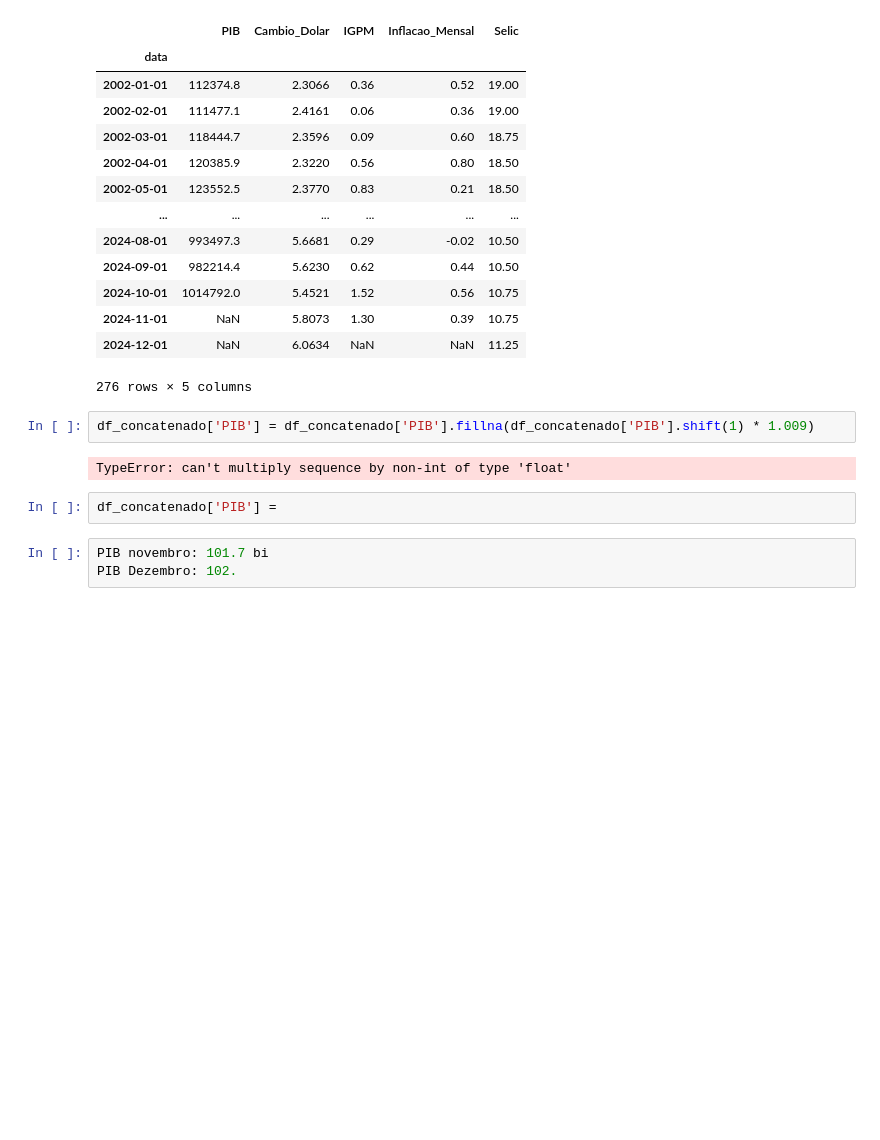
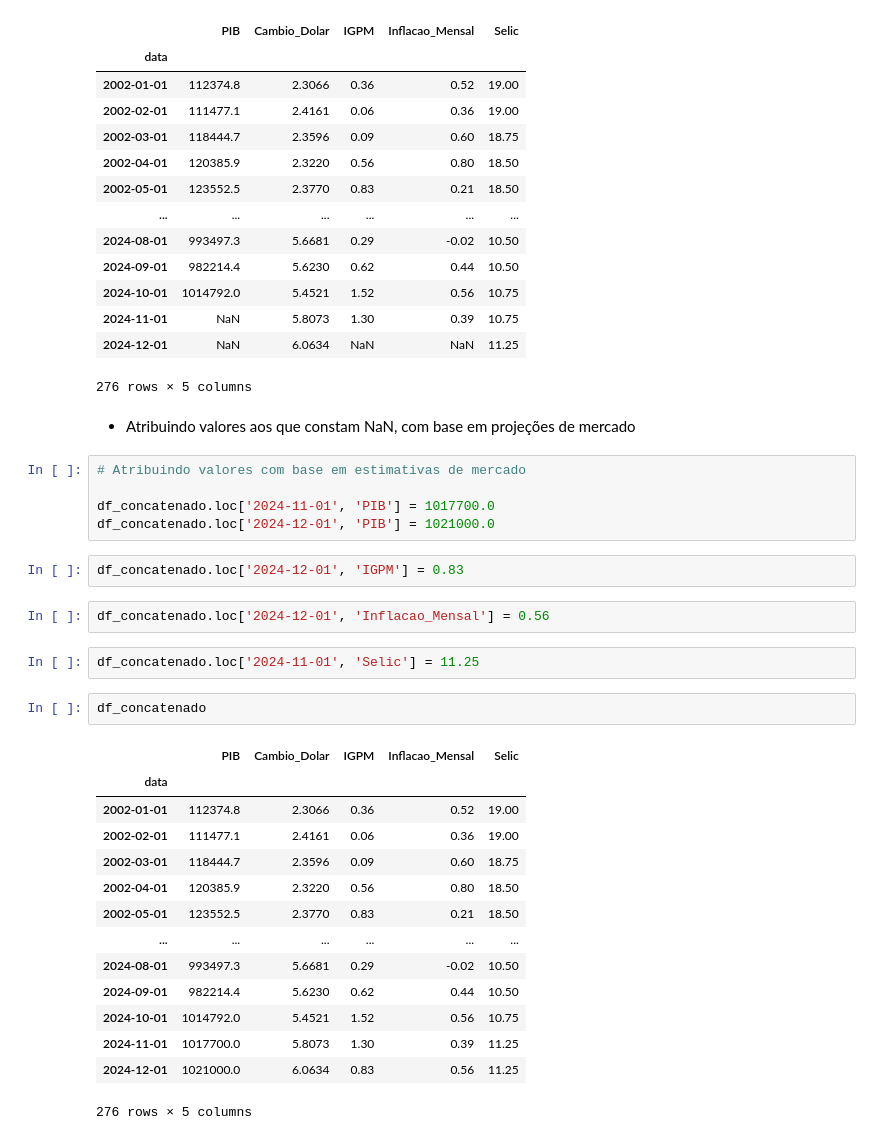
Before and after one commit to alyssonmontovanelli/Previsao_Juros_BACEN_IA, a Jupyter notebook: notebooks/preprocessing.ipynb, the cells around one changed output. Saved outputs shown, nothing was run; the diff lists cells and outputs as text; blank space fills up the shorter version.

```diff
--- a/notebooks/preprocessing.ipynb
+++ b/notebooks/preprocessing.ipynb
@@ -413,15 +362,36 @@ df_concatenado
 | 2024-11-01 | NaN | 5.8073 | 1.30 | 0.39 | 10.75 |
 | 2024-12-01 | NaN | 6.0634 | NaN | NaN | 11.25 |
 276 rows × 5 columns
-# %%
-df_concatenado['PIB'] = df_concatenado['PIB'].fillna(df_concatenado['PIB'].shift(1) * 1.009)
-# %% [output]
-TypeError: can't multiply sequence by non-int of type 'float'
+# %% [markdown]
+- Atribuindo valores aos que constam NaN, com base em projeções de mercado
+# %%
+# Atribuindo valores com base em estimativas de mercado
+
+df_concatenado.loc['2024-11-01', 'PIB'] = 1017700.0
+df_concatenado.loc['2024-12-01', 'PIB'] = 1021000.0
+# %%
+df_concatenado.loc['2024-12-01', 'IGPM'] = 0.83
+# %%
+df_concatenado.loc['2024-12-01', 'Inflacao_Mensal'] = 0.56
+# %%
+df_concatenado.loc['2024-11-01', 'Selic'] = 11.25
 # %%
-df_concatenado['PIB'] =
+df_concatenado
+# %% [output]
+|  | PIB | Cambio_Dolar | IGPM | Inflacao_Mensal | Selic |
+| data |  |  |  |  |  |
+| 2002-01-01 | 112374.8 | 2.3066 | 0.36 | 0.52 | 19.00 |
+| 2002-02-01 | 111477.1 | 2.4161 | 0.06 | 0.36 | 19.00 |
+| 2002-03-01 | 118444.7 | 2.3596 | 0.09 | 0.60 | 18.75 |
+| 2002-04-01 | 120385.9 | 2.3220 | 0.56 | 0.80 | 18.50 |
+| 2002-05-01 | 123552.5 | 2.3770 | 0.83 | 0.21 | 18.50 |
+| ... | ... | ... | ... | ... | ... |
+| 2024-08-01 | 993497.3 | 5.6681 | 0.29 | -0.02 | 10.50 |
+| 2024-09-01 | 982214.4 | 5.6230 | 0.62 | 0.44 | 10.50 |
+| 2024-10-01 | 1014792.0 | 5.4521 | 1.52 | 0.56 | 10.75 |
+| 2024-11-01 | 1017700.0 | 5.8073 | 1.30 | 0.39 | 11.25 |
+| 2024-12-01 | 1021000.0 | 6.0634 | 0.83 | 0.56 | 11.25 |
+276 rows × 5 columns
-# %%
-PIB novembro: 101.7 bi
-PIB Dezembro: 102.
 # %%
 df_concatenado.isna().sum()
 # %% [output]
```
Also changed, not shown: parts of 14 cells of this notebook, 1 other file.
